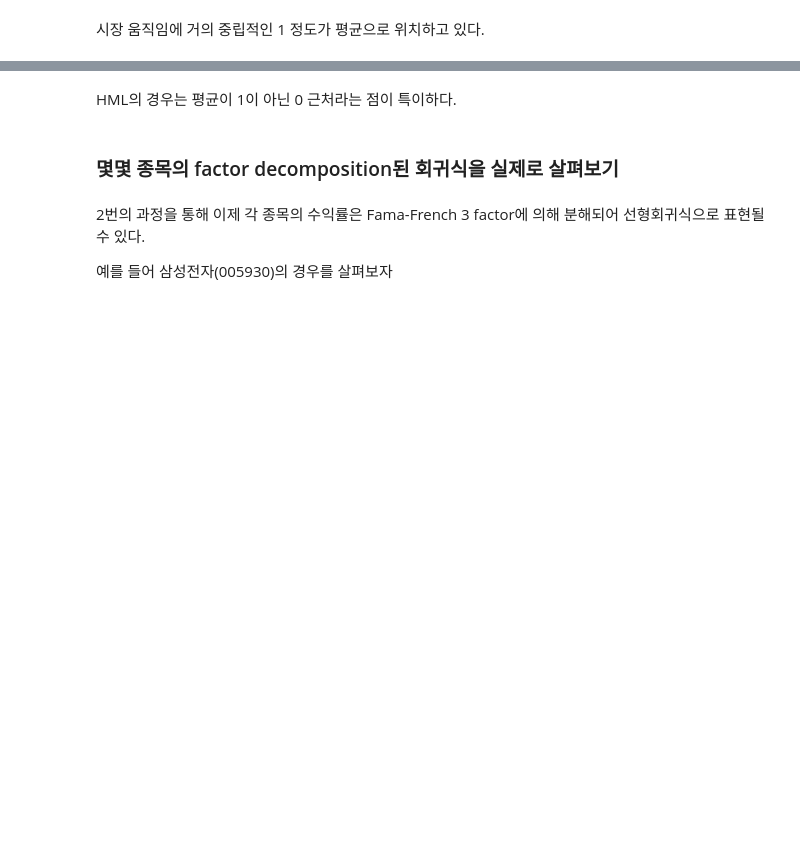
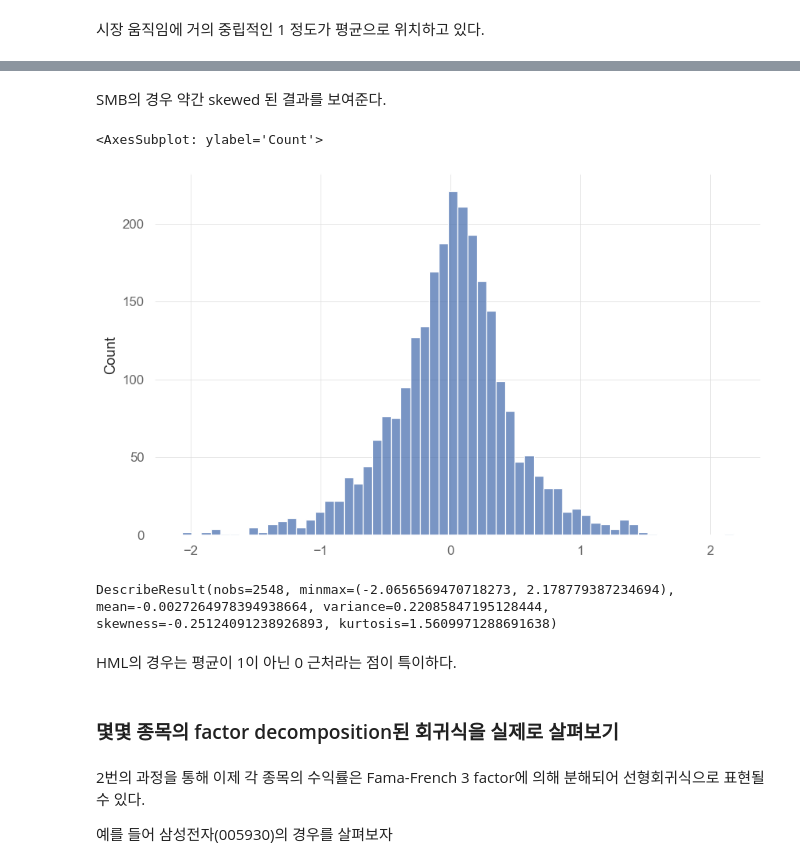
Before and after one commit to jaepil-choi/korquanttools, a Jupyter notebook: notebooks/factor_research.ipynb, the cells around one changed output, grey strips where cells are left out. Saved outputs shown, nothing was run; the diff lists cells and outputs as text; code cells hidden in the pictures; blank space fills up the shorter version.

```diff
--- a/notebooks/factor_research.ipynb
+++ b/notebooks/factor_research.ipynb
@@ -713,3 +813,14 @@ sns.histplot(HML_betas)
+# %% [markdown]
+SMB의 경우 약간 skewed 된 결과를 보여준다.
+# %%
+sns.histplot(HML_betas)
+# %% [output]
+<AxesSubplot: ylabel='Count'>
+[figure, added]
+# %%
+scipy.stats.describe(HML_betas)
+# %% [output]
+DescribeResult(nobs=2548, minmax=(-2.0656569470718273, 2.178779387234694), mean=-0.0027264978394938664, variance=0.22085847195128444, skewness=-0.25124091238926893, kurtosis=1.5609971288691638)
 # %% [markdown]
 HML의 경우는 평균이 1이 아닌 0 근처라는 점이 특이하다.
 # %% [markdown]
```
Also changed, not shown: parts of 37 cells of this notebook.
